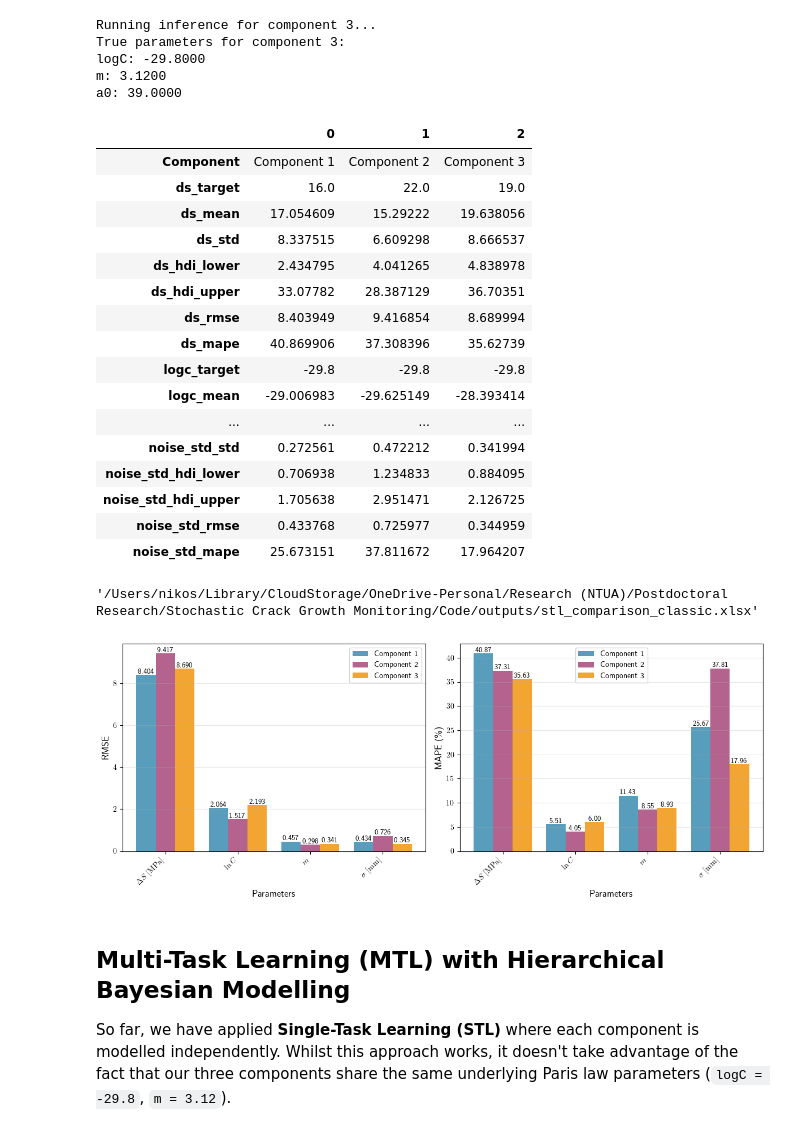
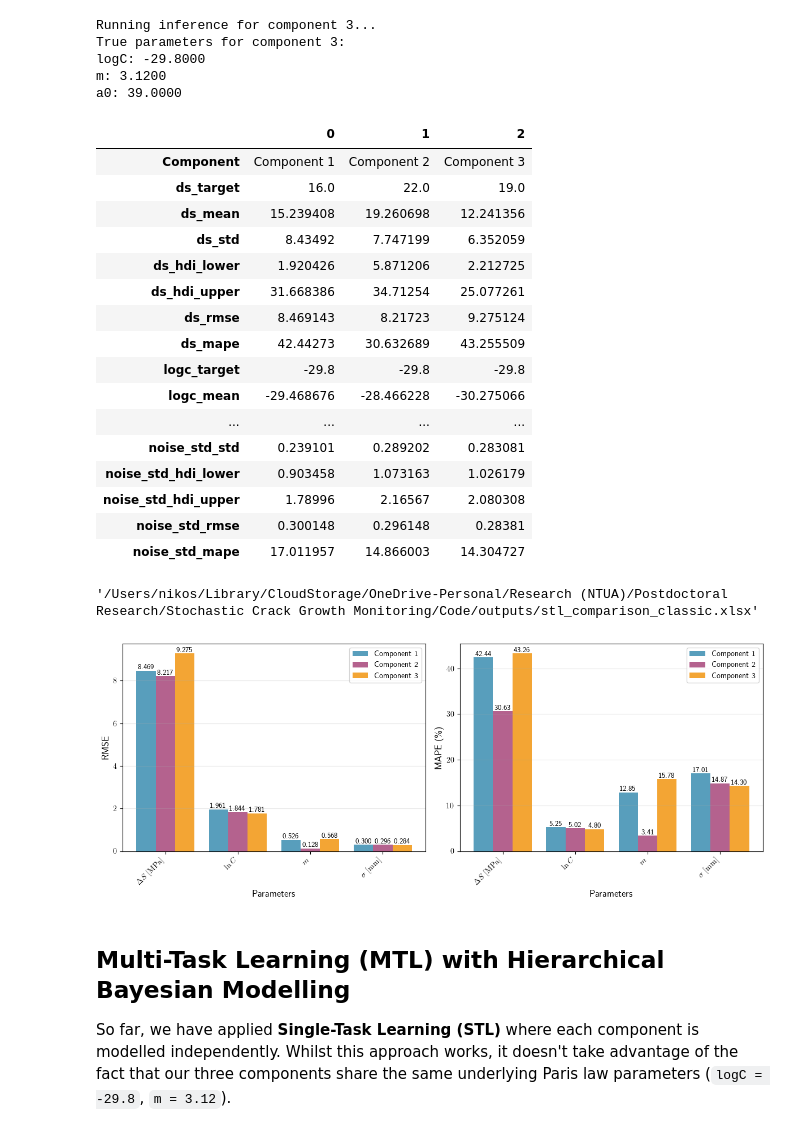
Before and after one commit to nsilionis/hierarchical-crack-growth-monitoring, a Jupyter notebook: notebooks/demo_classic_fatigue.ipynb, the cells around one changed output. Drawn from its saved outputs; the diff is of its cells as text; code cells hidden in the pictures.

Commit message:
Tested out case with increased observations across the board.

```diff
--- a/notebooks/demo_classic_fatigue.ipynb
+++ b/notebooks/demo_classic_fatigue.ipynb
@@ -323,7 +323,7 @@ obs_generator = CrackObservationGenerator(trajectories, random_seed=42)
 
 # Generate uniform observations with moderate noise
 uniform_observations = obs_generator.create_observations(
-    n_points=[12, 12, 12],            # 8 observations per component
+    n_points=[18, 18, 18],            # 8 observations per component
     strategy='uniform',    # Evenly spaced observations
     std_dev=1.5,           # 1.5mm standard deviation noise
     include_endpoints=True,
@@ -594,20 +594,20 @@ display(comparison_df.T)
 |  | 0 | 1 | 2 |
 | Component | Component 1 | Component 2 | Component 3 |
 | ds_target | 16.0 | 22.0 | 19.0 |
-| ds_mean | 17.054609 | 15.29222 | 19.638056 |
-| ds_std | 8.337515 | 6.609298 | 8.666537 |
-| ds_hdi_lower | 2.434795 | 4.041265 | 4.838978 |
-| ds_hdi_upper | 33.07782 | 28.387129 | 36.70351 |
-| ds_rmse | 8.403949 | 9.416854 | 8.689994 |
-| ds_mape | 40.869906 | 37.308396 | 35.62739 |
+| ds_mean | 15.239408 | 19.260698 | 12.241356 |
+| ds_std | 8.43492 | 7.747199 | 6.352059 |
+| ds_hdi_lower | 1.920426 | 5.871206 | 2.212725 |
+| ds_hdi_upper | 31.668386 | 34.71254 | 25.077261 |
+| ds_rmse | 8.469143 | 8.21723 | 9.275124 |
+| ds_mape | 42.44273 | 30.632689 | 43.255509 |
 | logc_target | -29.8 | -29.8 | -29.8 |
-| logc_mean | -29.006983 | -29.625149 | -28.393414 |
+| logc_mean | -29.468676 | -28.466228 | -30.275066 |
 | ... | ... | ... | ... |
-| noise_std_std | 0.272561 | 0.472212 | 0.341994 |
-| noise_std_hdi_lower | 0.706938 | 1.234833 | 0.884095 |
-| noise_std_hdi_upper | 1.705638 | 2.951471 | 2.126725 |
-| noise_std_rmse | 0.433768 | 0.725977 | 0.344959 |
-| noise_std_mape | 25.673151 | 37.811672 | 17.964207 |
+| noise_std_std | 0.239101 | 0.289202 | 0.283081 |
+| noise_std_hdi_lower | 0.903458 | 1.073163 | 1.026179 |
+| noise_std_hdi_upper | 1.78996 | 2.16567 | 2.080308 |
+| noise_std_rmse | 0.300148 | 0.296148 | 0.28381 |
+| noise_std_mape | 17.011957 | 14.866003 | 14.304727 |
 # %%
 save_comparison_summary(comparison_df, "stl_comparison_classic", "excel")
 # %% [output]
@@ -615,13 +615,13 @@ save_comparison_summary(comparison_df, "stl_comparison_classic", "excel")
 # %%
 from src.visualisation import plot_performance_metrics
 # Plot performance metrics for the comparison
 fig, ax = plot_performance_metrics(summary_df=comparison_df,
                                    parameter_labels=plot_labels,
                                    figsize=(12., 4.8),
                                    colors=['#2E86AB', '#A23B72', '#F18F01'],
-                                   save_fig_name="stl_performance_comparison_classic.pdf")
+                                   save_fig_name="stl_performance_comparison_classic_18.pdf")
 # %% [output]
-[figure, old version]
+[figure, new version]
 # %% [markdown]
 ## Multi-Task Learning (MTL) with Hierarchical Bayesian Modelling
 
```
Also changed, not shown: parts of 10 cells of this notebook.
